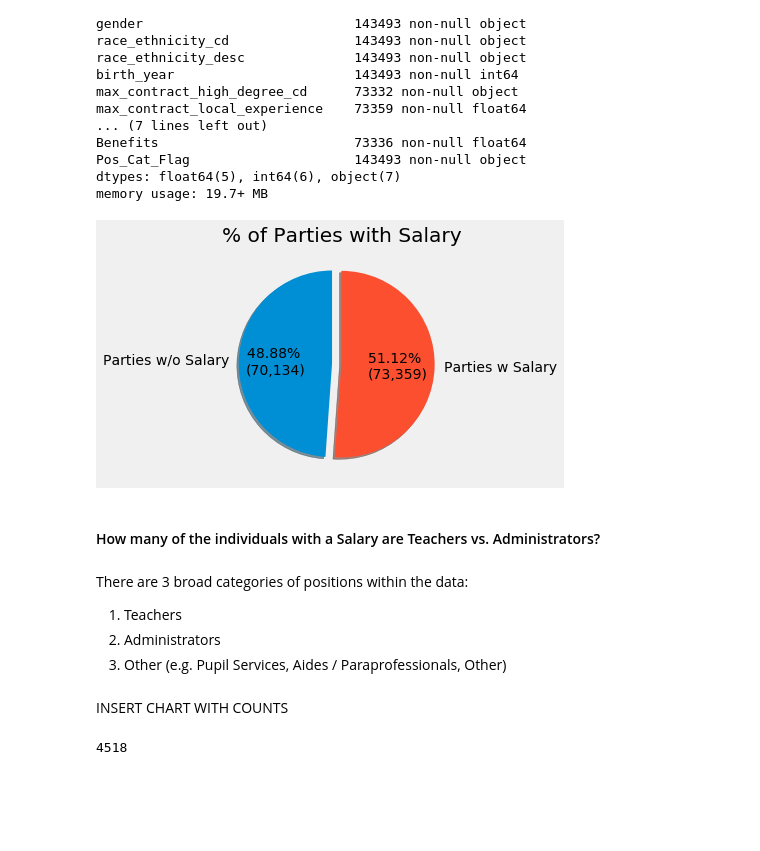
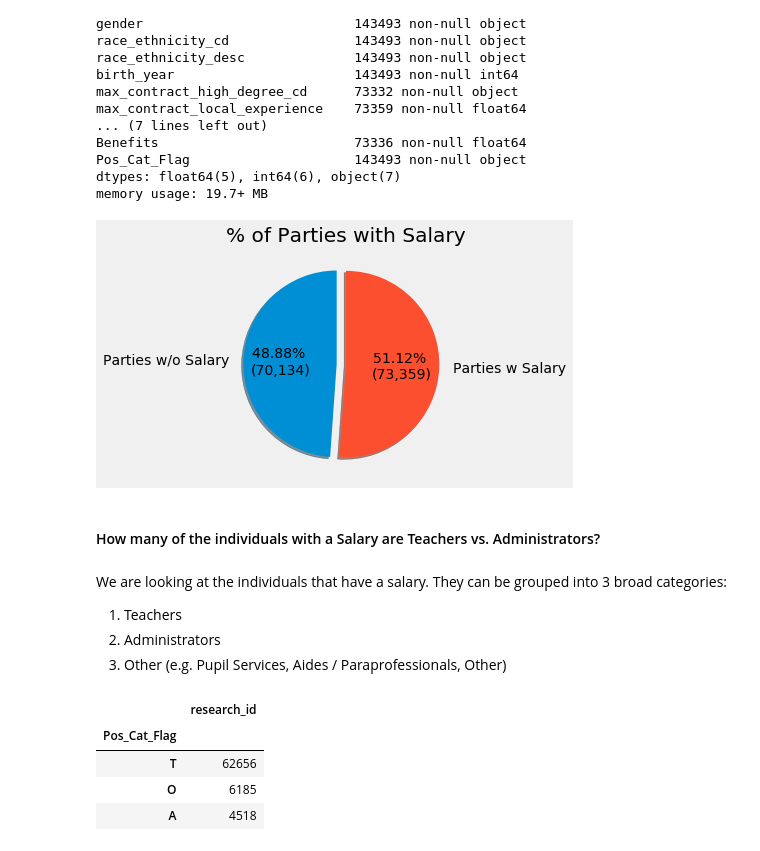
Before and after one commit to j-buss/wi-dpi, a Jupyter notebook: blog/1_A_High_Level.ipynb, the cells around one changed output. Cells and saved outputs as stored; diff of their text form; code cells hidden in the pictures; blank space fills up the shorter version.

```diff
--- a/blog/1_A_High_Level.ipynb
+++ b/blog/1_A_High_Level.ipynb
@@ -111,25 +111,27 @@ explode = (0.1, 0)
 # %%
 plt.title('% of Parties with Salary')
 plt.pie(values, explode=explode, labels=labels, autopct=make_autopct(values),
-       shadow=True, startangle=90)
+       shadow=True, startangle=90, labeldistance=1.15)
 plt.show()
 # %% [output]
-[figure, old version]
+[figure, new version]
 # %% [markdown]
 #### How many of the individuals with a Salary are Teachers vs. Administrators?
 # %% [markdown]
-There are 3 broad categories of positions within the data:
+We are looking at the individuals that have a salary. They can be grouped into 3 broad categories:
 
 
 1.   Teachers
 2.   Administrators
 3.   Other (e.g. Pupil Services, Aides / Paraprofessionals, Other)
-# %% [markdown]
-INSERT CHART WITH COUNTS
-# %%
-df_emd_w_salary[(df_emd_w_salary['Pos_Cat_Flag']=='A')].count().max()
-# %% [output]
-4518
+# %%
+df_emd_w_salary.groupby('Pos_Cat_Flag').count()[['research_id']].sort_values(by=['research_id'],ascending=False)
+# %% [output]
+|  | research_id |
+| Pos_Cat_Flag |  |
+| T | 62656 |
+| O | 6185 |
+| A | 4518 |
 # %%
 # Pie chart, where the slices will be ordered and plotted counter-clockwise:
 labels = [
```
Also changed, not shown: parts of 2 cells of this notebook.
